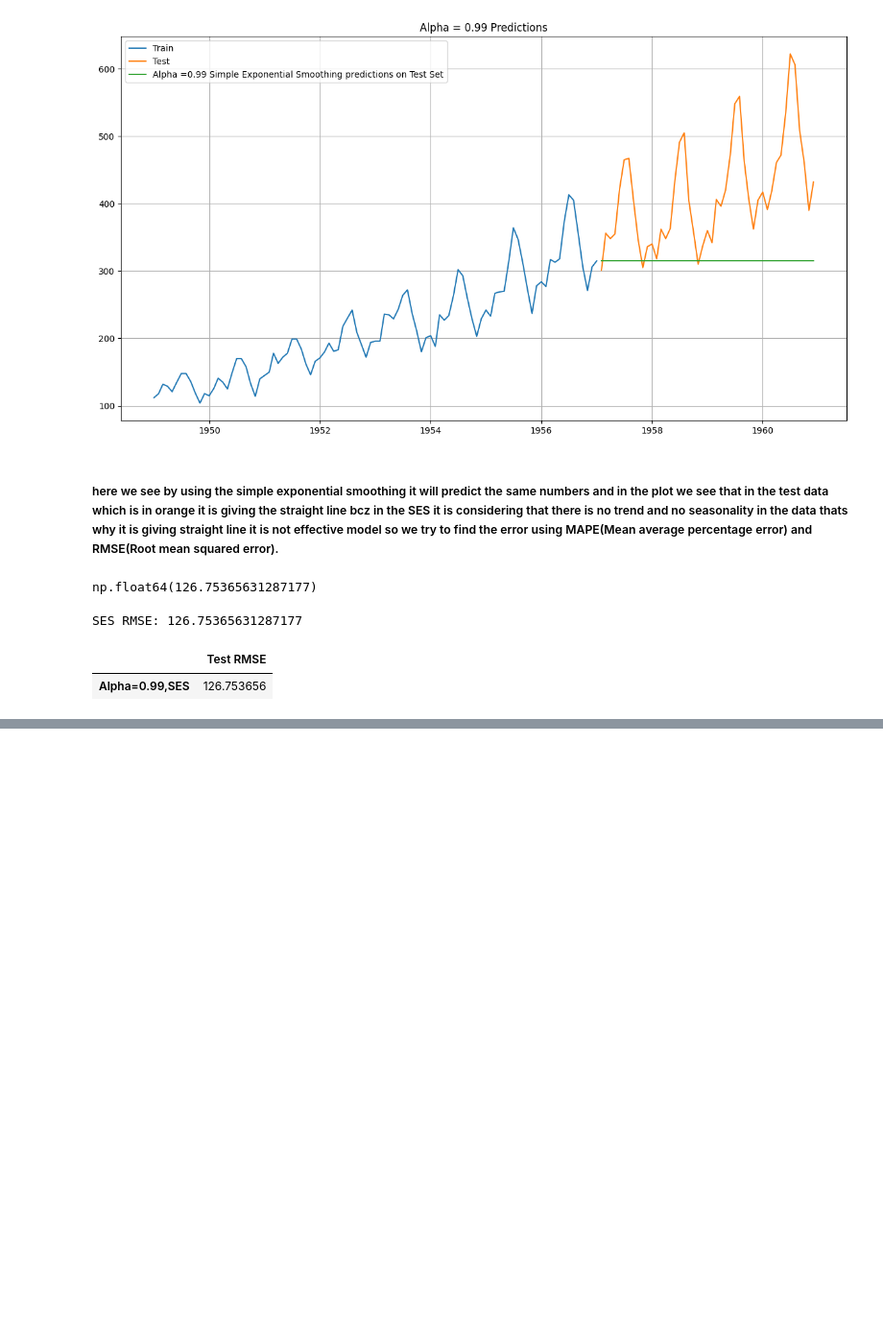
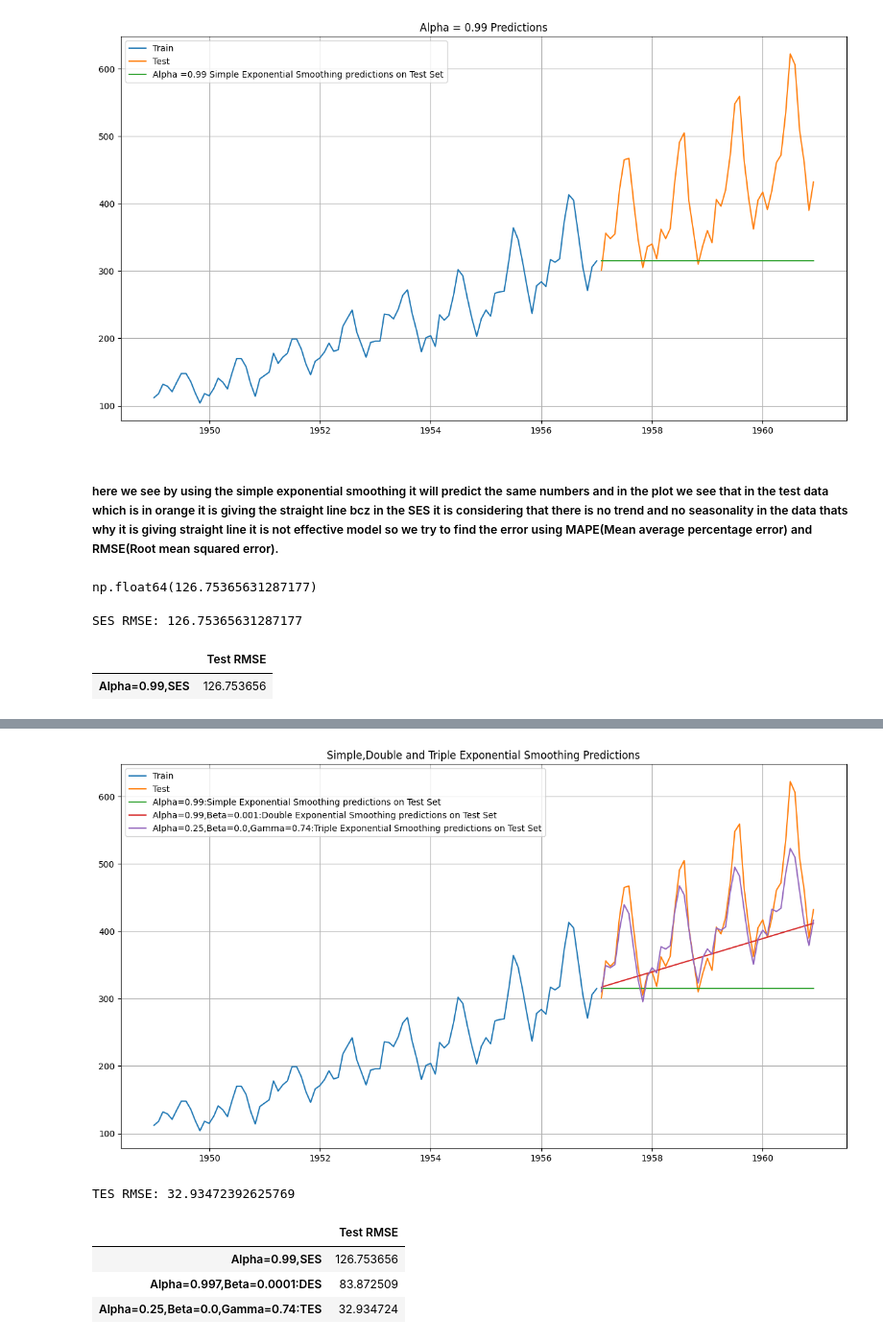
Before and after one commit to KomalKashani/CLASS_NOTES, a Jupyter notebook: Machine Learning/Time Series Forecasting/Time Series Forecasting.ipynb, the cells around one changed output, grey strips where cells are left out. Shown at 96% size. Drawn from its saved outputs; the diff is of its cells as text; code cells hidden in the pictures; blank space fills up the shorter version.

```diff
--- a/Machine Learning/Time Series Forecasting/Time Series Forecasting.ipynb
+++ b/Machine Learning/Time Series Forecasting/Time Series Forecasting.ipynb
@@ -341,0 +428,2 @@ resultsDf
+# %%
+model_TES = ExponentialSmoothing(train,trend='additive',seasonal='additive',initialization_method='estimated').fit()
@@ -341,0 +446,3 @@ resultsDf
+# %%
+TES_predict =  model_TES.forecast(len(test))
+TES_predict
@@ -341,0 +467,29 @@ resultsDf
+# %%
+plt.plot(train, label='Train')
+plt.plot(test, label='Test')
+
+plt.plot(SES_predict, label='Alpha=0.99:Simple Exponential Smoothing predictions on Test Set')
+plt.plot(DES_predict, label='Alpha=0.99,Beta=0.001:Double Exponential Smoothing predictions on Test Set')
+plt.plot(TES_predict, label='Alpha=0.25,Beta=0.0,Gamma=0.74:Triple Exponential Smoothing predictions on Test Set')
+
+plt.legend(loc='best')
+plt.grid()
+plt.title('Simple,Double and Triple Exponential Smoothing Predictions');
+# here in this graph purple line follows the seasonality it slightly better than double and single exponential smoothing.
+# %% [output]
+[figure, added]
+# %%
+print('TES RMSE:',mean_squared_error(test.values,TES_predict.values,squared=False))
+# %% [output]
+TES RMSE: 32.93472392625769
+# %%
+resultsDf_temp = pd.DataFrame({'Test RMSE': [mean_squared_error(test.values,TES_predict.values,squared=False)]}
+                           ,index=['Alpha=0.25,Beta=0.0,Gamma=0.74:TES'])
+
+resultsDf = pd.concat([resultsDf, resultsDf_temp])
+resultsDf
+# %% [output]
+|  | Test RMSE |
+| Alpha=0.99,SES | 126.753656 |
+| Alpha=0.997,Beta=0.0001:DES | 83.872509 |
+| Alpha=0.25,Beta=0.0,Gamma=0.74:TES | 32.934724 |
```
Also changed, not shown: parts of 18 cells of this notebook.
